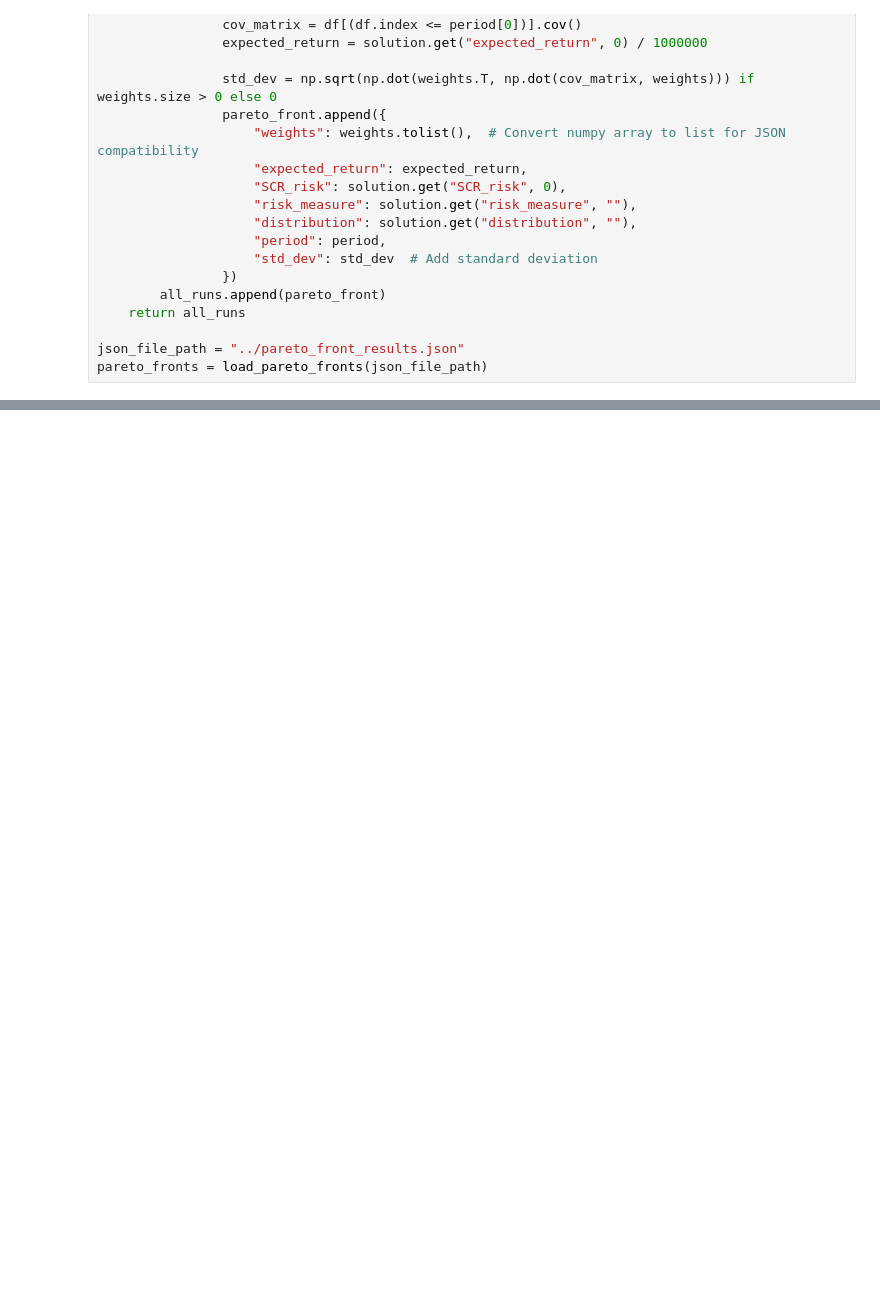
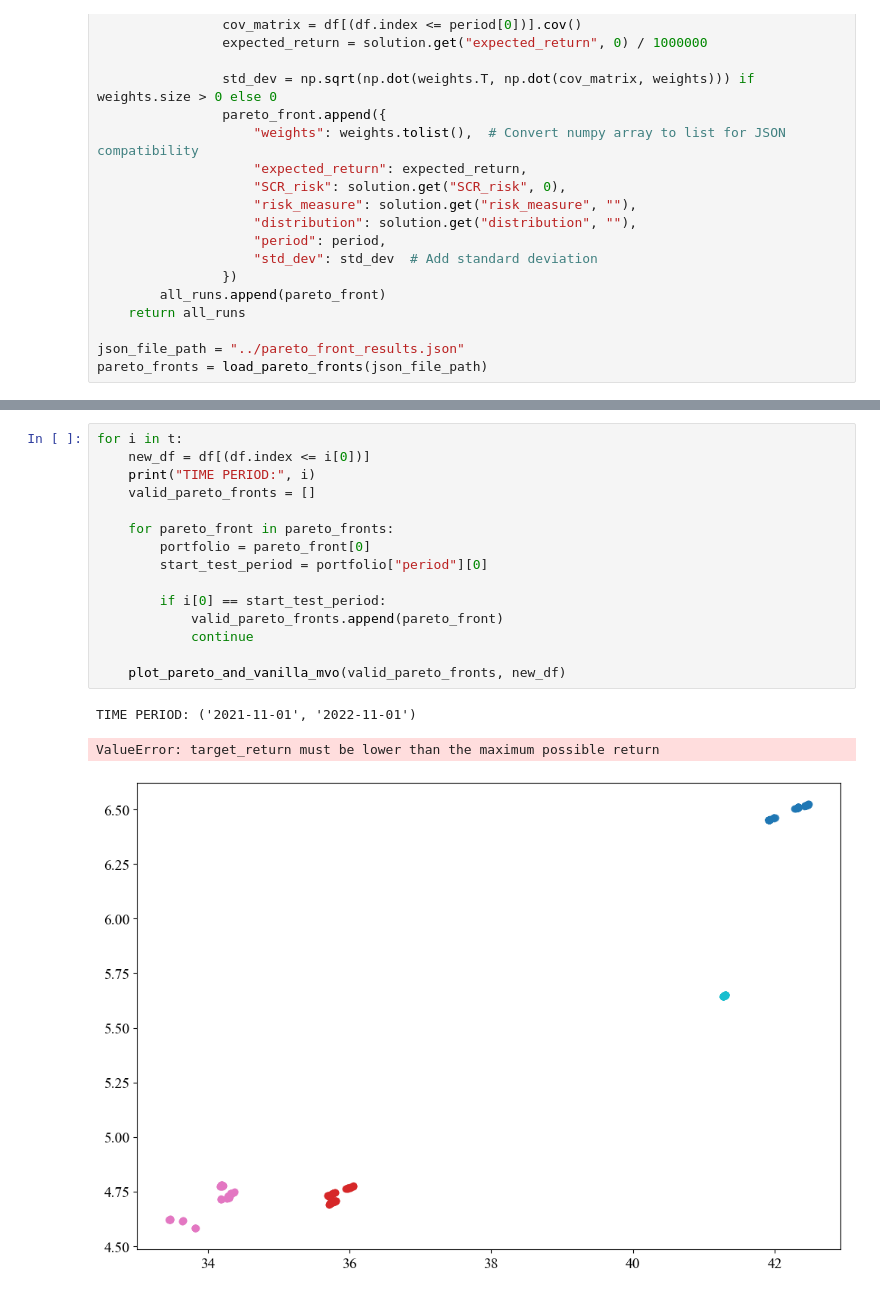
Before and after one commit to nickaskari/portfolio-opt-insurance, a Jupyter notebook: optimization/markowitz/mean_variance.ipynb, the cells around one changed output, grey strips where cells are left out. Saved outputs shown, nothing was run; the diff lists cells and outputs as text; blank space fills up the shorter version.

```diff
--- a/optimization/markowitz/mean_variance.ipynb
+++ b/optimization/markowitz/mean_variance.ipynb
@@ -185,0 +429,19 @@ Sharpe Ratio: 1.16
+# %%
+for i in t:
+    new_df = df[(df.index <= i[0])]
+    print("TIME PERIOD:", i)
+    valid_pareto_fronts = []
+
+    for pareto_front in pareto_fronts:
+        portfolio = pareto_front[0]
+        start_test_period = portfolio["period"][0]
+
+        if i[0] == start_test_period:
+            valid_pareto_fronts.append(pareto_front)
+            continue
+
+    plot_pareto_and_vanilla_mvo(valid_pareto_fronts, new_df)
+# %% [output]
+TIME PERIOD: ('2021-11-01', '2022-11-01')
+ValueError: target_return must be lower than the maximum possible return
+[figure, added]
```
Also changed, not shown: parts of 6 cells of this notebook, 1 other file.
